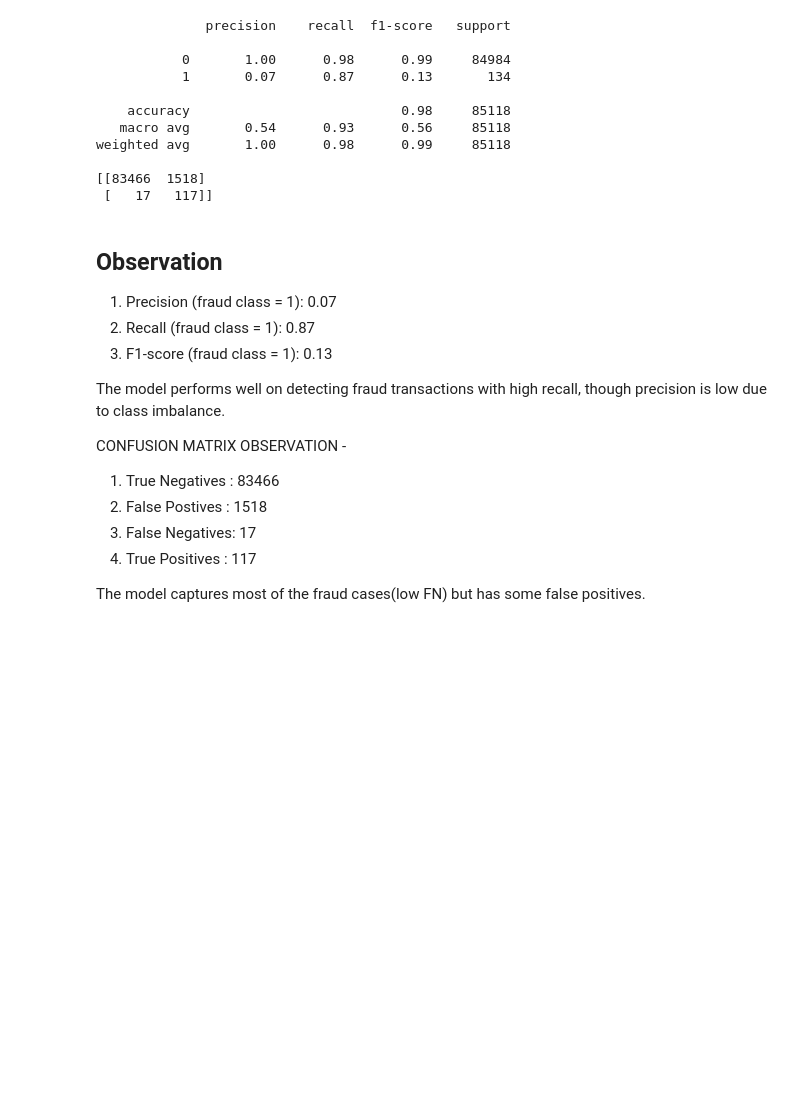
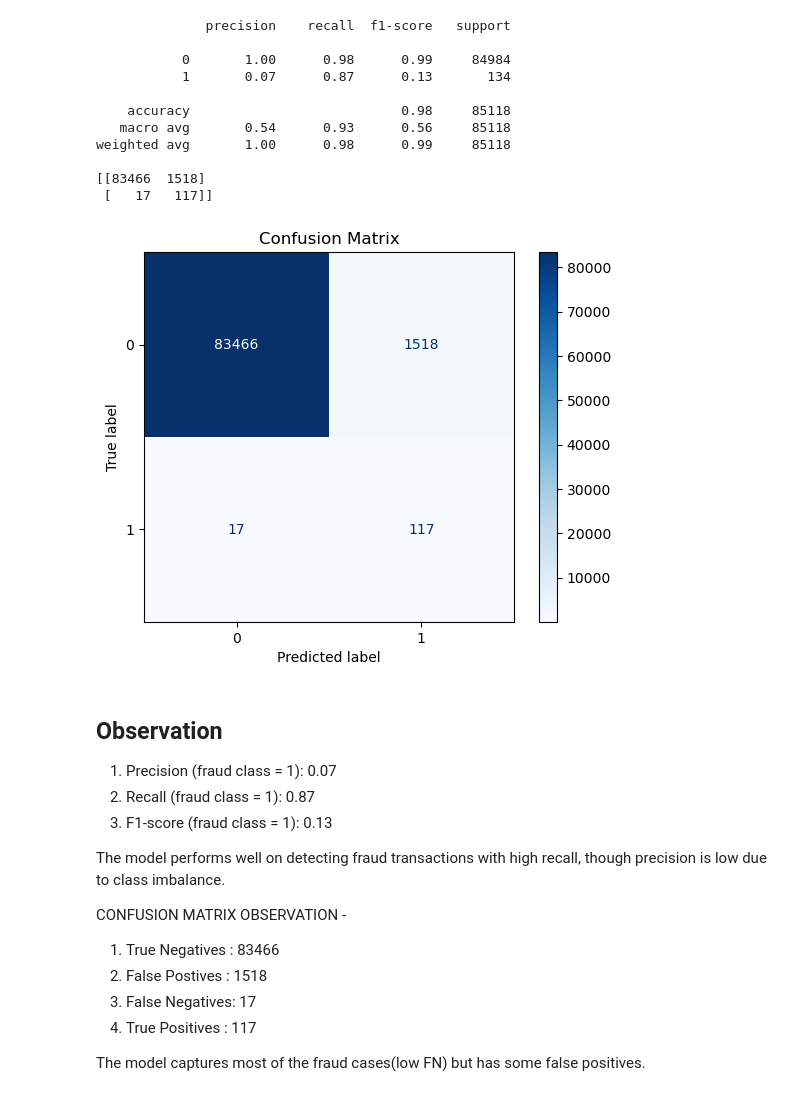
Before and after one commit to Divshi05/Credit-Card-Fraud-Detection-, a Jupyter notebook: Credit_Card_Fraud_Detection_Model_Evaluation.ipynb, the cells around one changed output. Drawn from its saved outputs; the diff is of its cells as text; code cells hidden in the pictures; blank space fills up the shorter version.

```diff
--- a/Credit_Card_Fraud_Detection_Model_Evaluation.ipynb
+++ b/Credit_Card_Fraud_Detection_Model_Evaluation.ipynb
@@ -507,6 +507,13 @@ weighted avg       1.00      0.98      0.99     85118
 
 [[83466  1518]
  [   17   117]]
+# %%
+display = ConfusionMatrixDisplay(confusion_matrix( y_test,y_pred))
+display.plot(cmap="Blues")
+plt.title("Confusion Matrix")
+plt.show()
+# %% [output]
+[figure, added]
 # %% [markdown]
 ## Observation
 1) Precision (fraud class = 1): 0.07
```
Also changed, not shown: parts of 1 cell of this notebook.
